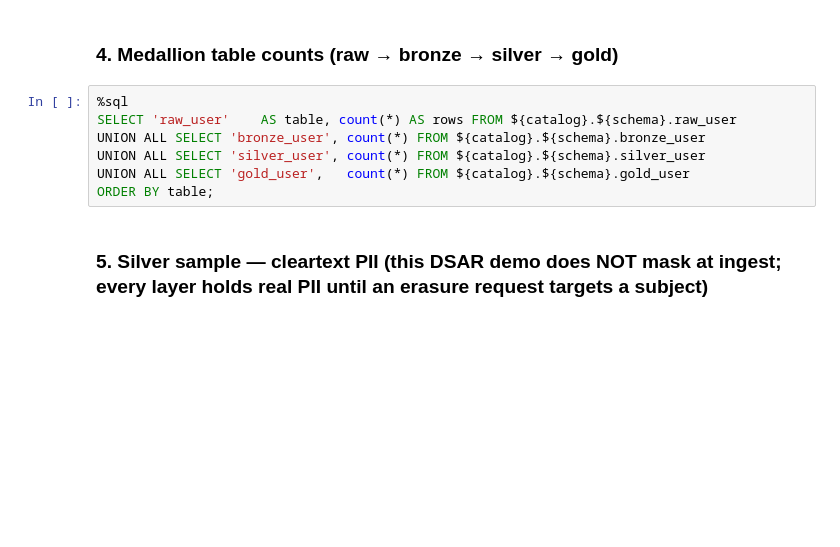
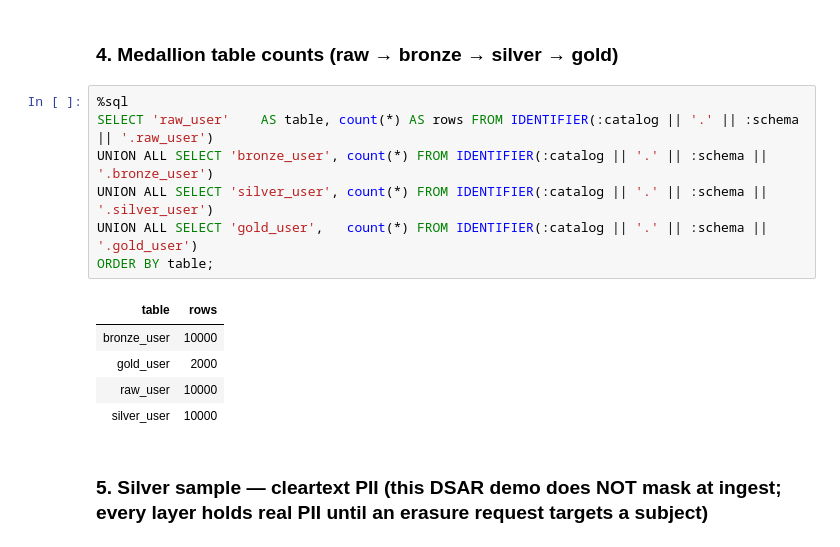
Before and after one commit to dipankarkush-db/allegiantair, a Jupyter notebook: allegiant-json-pii-masking/dsar_erasure/sdp_integration/03_validate.ipynb, the cells around one changed output. Drawn from its saved outputs; the diff is of its cells as text; blank space fills up the shorter version.

```diff
--- a/allegiant-json-pii-masking/dsar_erasure/sdp_integration/03_validate.ipynb
+++ b/allegiant-json-pii-masking/dsar_erasure/sdp_integration/03_validate.ipynb
@@ -43,11 +54,17 @@ FROM read_files('/Volumes/${catalog}/${schema}/${volume}/landing',
 ### 4. Medallion table counts (raw → bronze → silver → gold)
 # %%
 %sql
-SELECT 'raw_user'    AS table, count(*) AS rows FROM ${catalog}.${schema}.raw_user
-UNION ALL SELECT 'bronze_user', count(*) FROM ${catalog}.${schema}.bronze_user
-UNION ALL SELECT 'silver_user', count(*) FROM ${catalog}.${schema}.silver_user
-UNION ALL SELECT 'gold_user',   count(*) FROM ${catalog}.${schema}.gold_user
+SELECT 'raw_user'    AS table, count(*) AS rows FROM IDENTIFIER(:catalog || '.' || :schema || '.raw_user')
+UNION ALL SELECT 'bronze_user', count(*) FROM IDENTIFIER(:catalog || '.' || :schema || '.bronze_user')
+UNION ALL SELECT 'silver_user', count(*) FROM IDENTIFIER(:catalog || '.' || :schema || '.silver_user')
+UNION ALL SELECT 'gold_user',   count(*) FROM IDENTIFIER(:catalog || '.' || :schema || '.gold_user')
 ORDER BY table;
+# %% [output]
+| table | rows |
+| bronze_user | 10000 |
+| gold_user | 2000 |
+| raw_user | 10000 |
+| silver_user | 10000 |
 # %% [markdown]
 ### 5. Silver sample — cleartext PII (this DSAR demo does NOT mask at ingest; every layer holds real PII until an erasure request targets a subject)
 # %%
```
Also changed, not shown: parts of 20 cells of this notebook, 1 other file.
